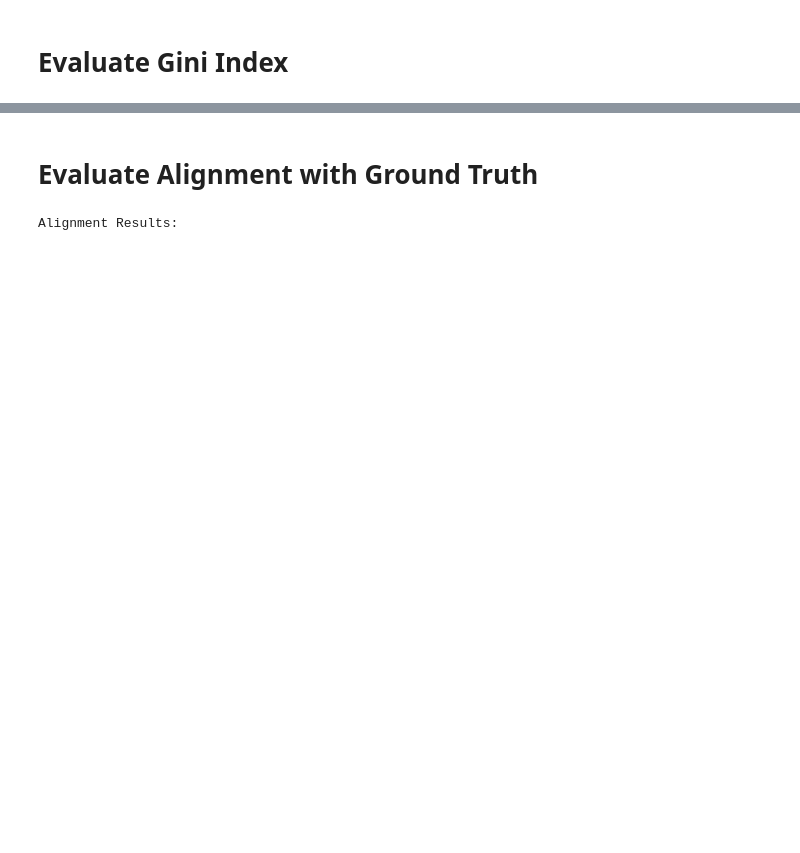
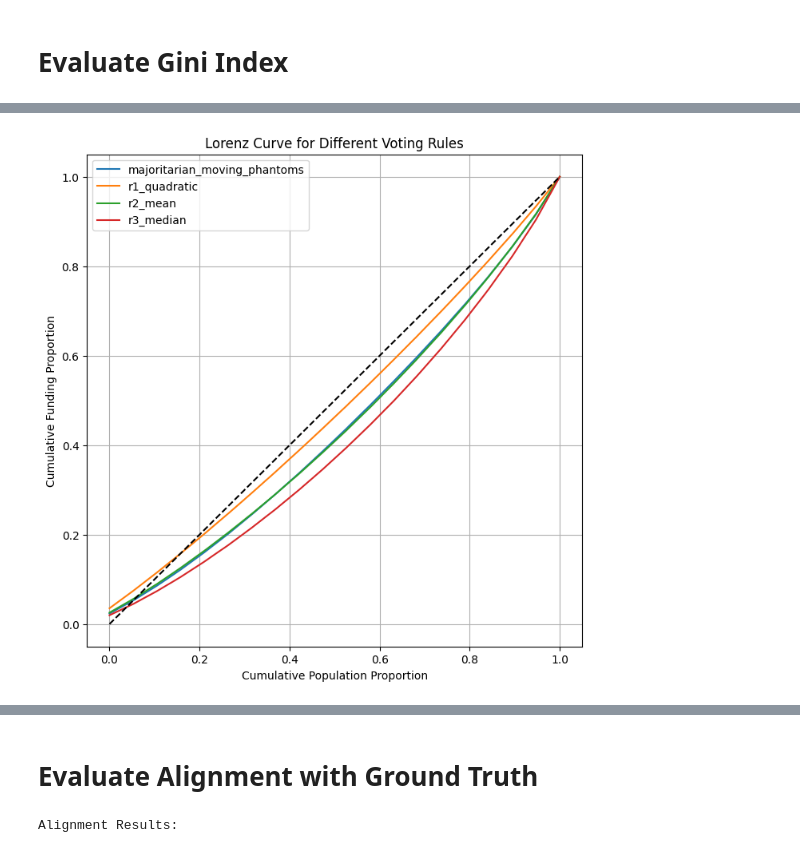
Before and after one commit to GovXS/Evaluating-Voting-Design-Tradeoffs-for-Retro-Funding, a Jupyter notebook: simulations/run.ipynb, the cells around one changed output, grey strips where cells are left out. Drawn from its saved outputs; the diff is of its cells as text; code cells hidden in the pictures; blank space fills up the shorter version.

```diff
--- a/simulations/run.ipynb
+++ b/simulations/run.ipynb
@@ -89,50 +101,24 @@ eval_metrics.evaluate_and_plot_lorenz_curve(num_rounds)
 # %%
-import numpy as np
 import matplotlib.pyplot as plt
-import pandas as pd
+def plot_lorenz_curve(averaged_cumulative_allocations):
+        plt.figure(figsize=(8, 8))
 
-def lorenz_curve(allocation):
-    """Calculate and plot the Lorenz curve for a given allocation."""
-    sorted_allocation = np.sort(allocation)
-    cumulative_allocation = np.cumsum(sorted_allocation) / np.sum(sorted_allocation)
-    cumulative_allocation = np.insert(cumulative_allocation, 0, 0)  # Insert the origin (0,0)
-    return cumulative_allocation
+        for voting_rule, lorenz_values in averaged_cumulative_allocations.items():
+            # Lorenz curve starts at (0,0)
+            plt.plot(np.linspace(0, 1, len(lorenz_values)), lorenz_values, label=voting_rule)
 
-def plot_lorenz_curves(allocations, voting_rules):
-    """Plot Lorenz curves for multiple voting rules."""
-    plt.figure(figsize=(8, 8))
+        # Line of equality
+        plt.plot([0, 1], [0, 1], color='black', linestyle='--')
 
-    for voting_rule in voting_rules:
-        allocation = allocations[voting_rule]
-        lorenz_values = lorenz_curve(allocation)
-        plt.plot(np.linspace(0, 1, len(lorenz_values)), lorenz_values, label=voting_rule)
-
-    # Line of equality
-    plt.plot([0, 1], [0, 1], color='black', linestyle='--')
-
-    plt.xlabel('Cumulative Population Proportion')
-    plt.ylabel('Cumulative Funding Proportion')
-    plt.title('Lorenz Curve for Different Voting Rules')
-    plt.legend()
-    plt.grid(True)
-    plt.show()
-
-def evaluate_and_plot_lorenz_curve(self, num_rounds):
-    """Evaluate Gini index and plot Lorenz curves for multiple voting rounds."""
-    allocations = {voting_rule: np.zeros(self.model.num_projects) for voting_rule in self.model.voting_rules.keys()}
-
-    for round_num in range(num_rounds):
-        self.model.step()
-        for voting_rule in self.model.voting_rules.keys():
-            allocation = self.model.allocate_funds(voting_rule)
-            allocations[voting_rule] += allocation  # Aggregate allocation across rounds
-
-    # Calculate the average allocation across rounds
-    for voting_rule in allocations:
-        allocations[voting_rule] /= num_rounds
-
-    # Plot the Lorenz curves
-    plot_lorenz_curves(allocations, self.model.voting_rules.keys())
+        plt.xlabel('Cumulative Population Proportion')
+        plt.ylabel('Cumulative Funding Proportion')
+        plt.title('Lorenz Curve for Different Voting Rules')
+        plt.legend()
+        plt.grid(True)
+        plt.show()
+plot_lorenz_curve(allocations)
+# %% [output]
+[figure, added]
 # %%
 import matplotlib.pyplot as plt
 import seaborn as sns
```
Also changed, not shown: parts of 5 cells of this notebook, 1 other file.
